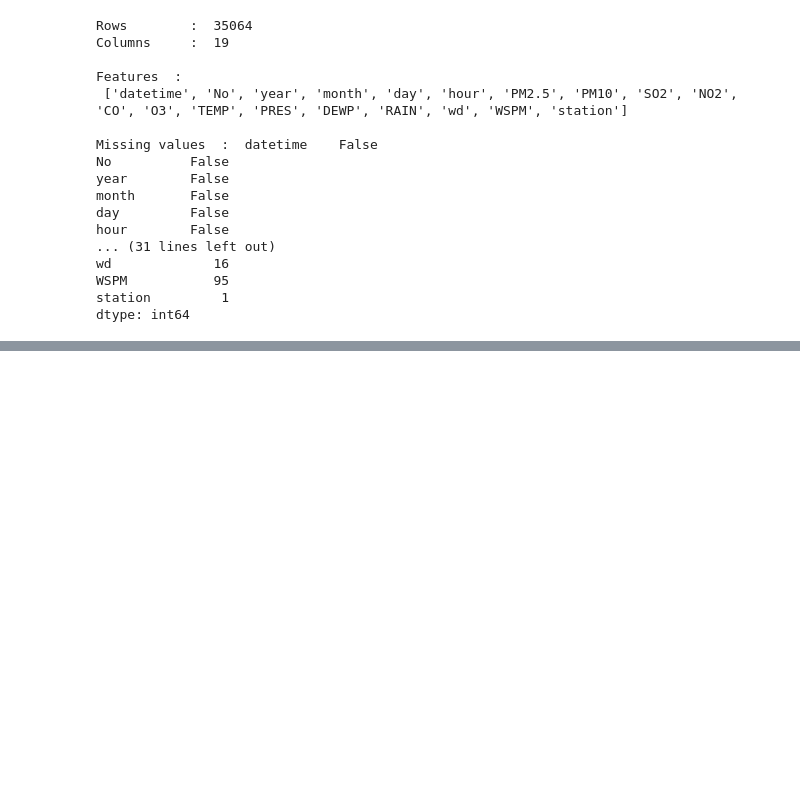
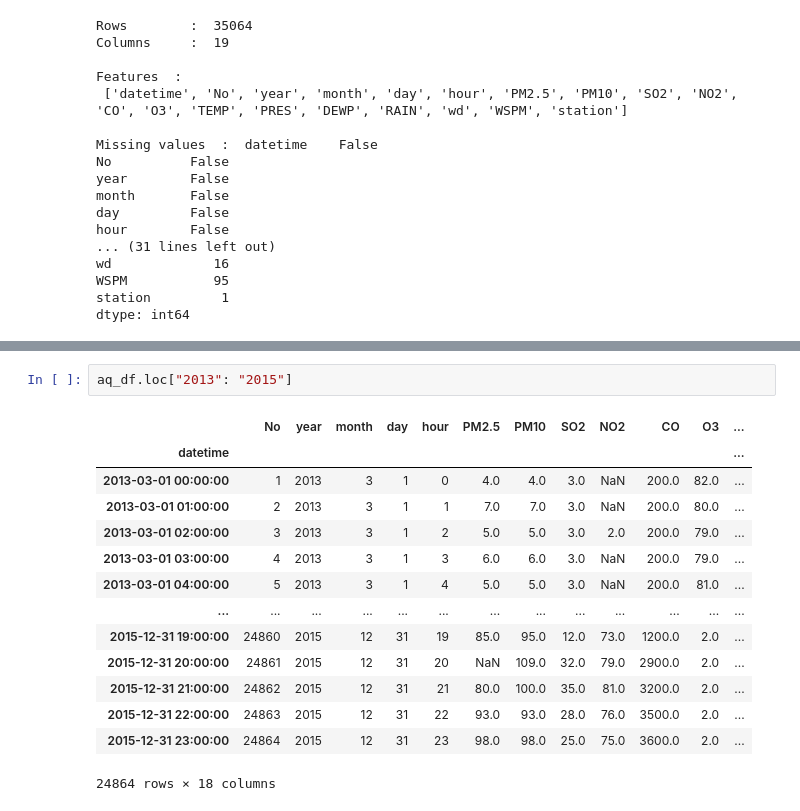
Before and after one commit to Aifedayo/Time-Series-Forecasting, a Jupyter notebook: src/notebook/air_quality_forecast_dingling.ipynb, the cells around one changed output, grey strips where cells are left out. Drawn from its saved outputs; the diff is of its cells as text; blank space fills up the shorter version.

```diff
--- a/src/notebook/air_quality_forecast_dingling.ipynb
+++ b/src/notebook/air_quality_forecast_dingling.ipynb
@@ -144,0 +191,17 @@ aq_df.describe()
+# %%
+aq_df.loc["2013": "2015"]
+# %% [output]
+|  | No | year | month | day | hour | PM2.5 | PM10 | SO2 | NO2 | CO | O3 | ... |
+| datetime |  |  |  |  |  |  |  |  |  |  |  | ... |
+| 2013-03-01 00:00:00 | 1 | 2013 | 3 | 1 | 0 | 4.0 | 4.0 | 3.0 | NaN | 200.0 | 82.0 | ... |
+| 2013-03-01 01:00:00 | 2 | 2013 | 3 | 1 | 1 | 7.0 | 7.0 | 3.0 | NaN | 200.0 | 80.0 | ... |
+| 2013-03-01 02:00:00 | 3 | 2013 | 3 | 1 | 2 | 5.0 | 5.0 | 3.0 | 2.0 | 200.0 | 79.0 | ... |
+| 2013-03-01 03:00:00 | 4 | 2013 | 3 | 1 | 3 | 6.0 | 6.0 | 3.0 | NaN | 200.0 | 79.0 | ... |
+| 2013-03-01 04:00:00 | 5 | 2013 | 3 | 1 | 4 | 5.0 | 5.0 | 3.0 | NaN | 200.0 | 81.0 | ... |
+| ... | ... | ... | ... | ... | ... | ... | ... | ... | ... | ... | ... | ... |
+| 2015-12-31 19:00:00 | 24860 | 2015 | 12 | 31 | 19 | 85.0 | 95.0 | 12.0 | 73.0 | 1200.0 | 2.0 | ... |
+| 2015-12-31 20:00:00 | 24861 | 2015 | 12 | 31 | 20 | NaN | 109.0 | 32.0 | 79.0 | 2900.0 | 2.0 | ... |
+| 2015-12-31 21:00:00 | 24862 | 2015 | 12 | 31 | 21 | 80.0 | 100.0 | 35.0 | 81.0 | 3200.0 | 2.0 | ... |
+| 2015-12-31 22:00:00 | 24863 | 2015 | 12 | 31 | 22 | 93.0 | 93.0 | 28.0 | 76.0 | 3500.0 | 2.0 | ... |
+| 2015-12-31 23:00:00 | 24864 | 2015 | 12 | 31 | 23 | 98.0 | 98.0 | 25.0 | 75.0 | 3600.0 | 2.0 | ... |
+24864 rows × 18 columns
```
Also changed, not shown: parts of 4 cells of this notebook.
